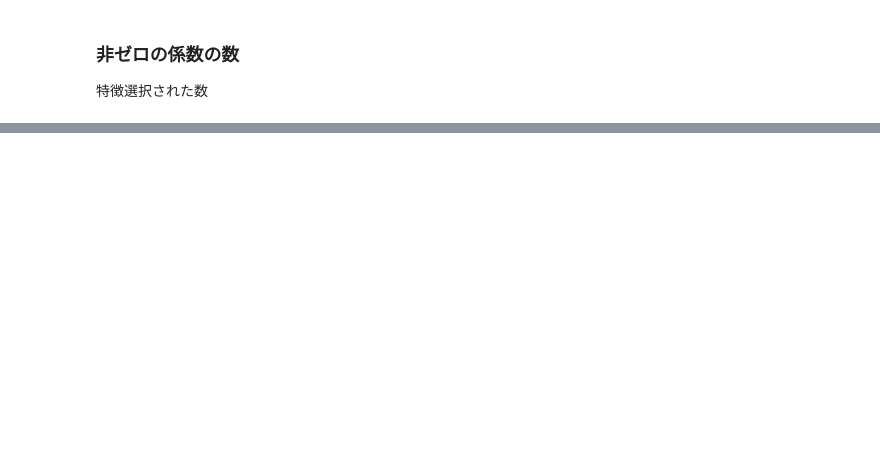
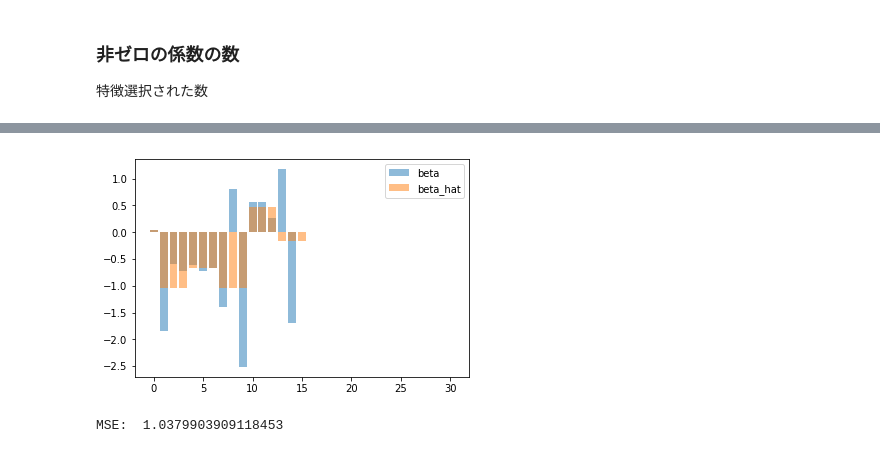
Before and after one commit to habakan/sl_2019s, a Jupyter notebook: notebook/Problem_LASSO.ipynb, the cells around one changed output, grey strips where cells are left out. Cells and saved outputs as stored; diff of their text form; code cells hidden in the pictures; blank space fills up the shorter version.

```diff
--- a/notebook/Problem_LASSO.ipynb
+++ b/notebook/Problem_LASSO.ipynb
@@ -79,0 +184,6 @@ np.sum(np.abs(model.w) > 0.01, axis=0)
+# %%
+X_test = np.ones((n_samples, n_features+1))
+for i in range(1, n_features+1, 3):
+    values = np.random.multivariate_normal(mu, sigma, n_samples)
+    X_test[:, i:i+3] = values
+y_test = X_test @ beta
@@ -79,0 +194,20 @@ np.sum(np.abs(model.w) > 0.01, axis=0)
+# %%
+alpha = 0.001
+eta = 0.2
+group_ids = np.zeros(n_features+1)
+group_ids[1:] = np.array([[i, i, i] for i in range(1, int(n_features/3)+1)]).reshape(-1)
+glasso = GroupLasso(group_ids=group_ids, alpha=alpha, eta=eta, maxiter=5000)
+glasso.fit(X, y)
+# %%
+left = np.array([ i for i in range(len(beta)) ] )
+plt.figure()
+plt.bar(left, beta, label="beta", alpha=0.5)
+plt.bar(left, glasso.w, label="beta_hat", alpha=0.5)
+plt.legend()
+plt.show()
+# %% [output]
+[figure, added]
+# %%
+print('MSE: ', np.linalg.norm(y_test - glasso.predict(X_test)))
+# %% [output]
+MSE:  1.0379903909118453
```
Also changed, not shown: parts of 15 cells of this notebook, 11 other files.
